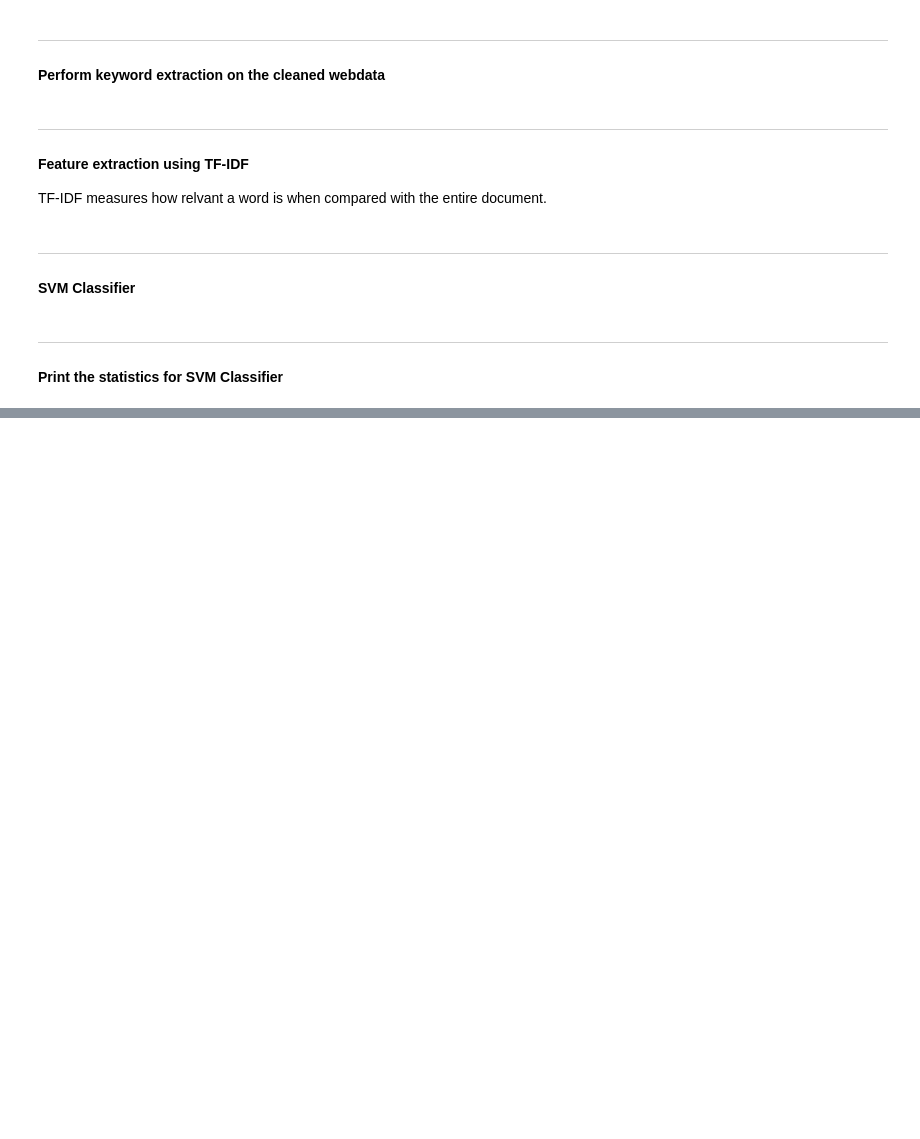
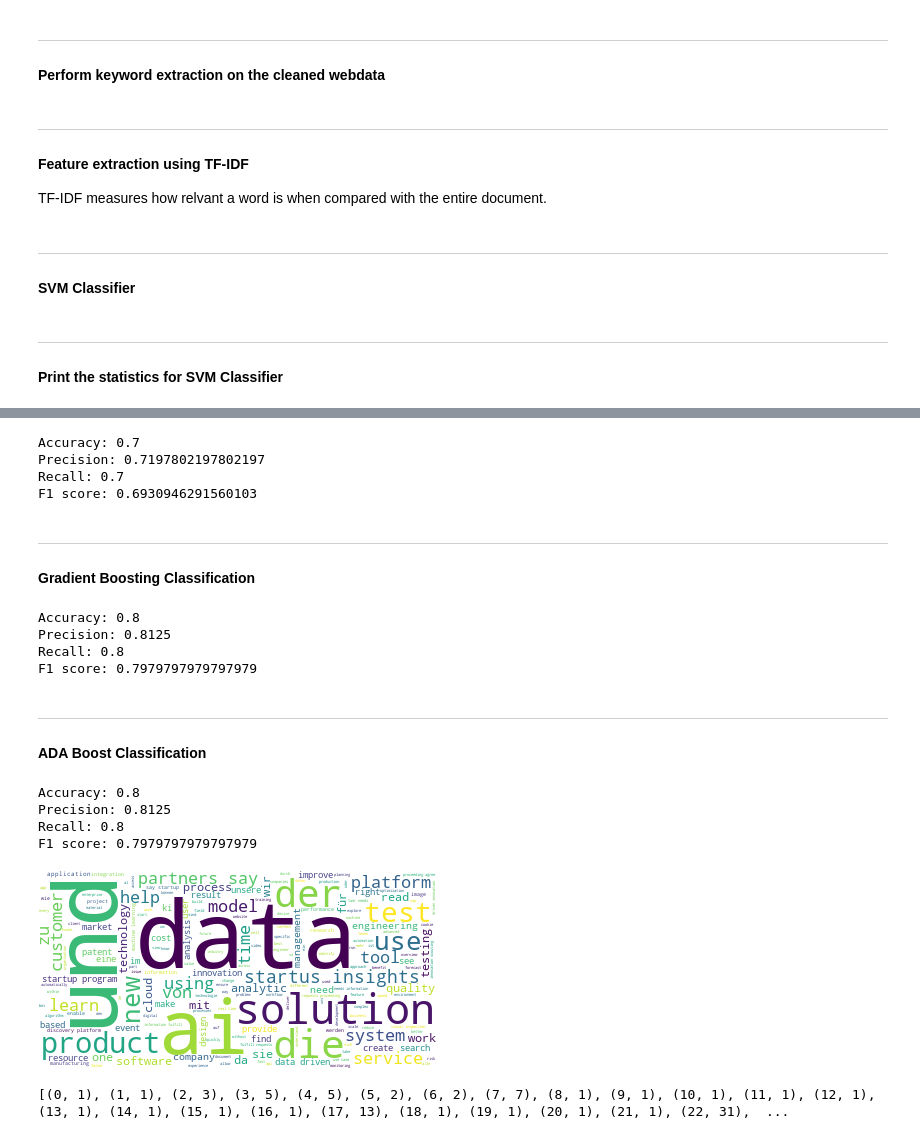
Before and after one commit to cbagwe/ai_portfolio, a Jupyter notebook: AI Marktplatz.ipynb, the cells around one changed output, grey strips where cells are left out. Cells and saved outputs as stored; diff of their text form; code cells hidden in the pictures; blank space fills up the shorter version.

```diff
--- a/AI Marktplatz.ipynb
+++ b/AI Marktplatz.ipynb
@@ -38,12 +73,14 @@ dataset = pd.read_excel('App and service store_Long List.xlsx', sheet_name='App
 #Change column names
 dataset.rename(columns = {'Relevance of service/app and fit to the portfolio':'Relevance'}, inplace = True)
 
+dataset = dataset[dataset.Relevance != "3- AI general"]
+
 #Change Relevance values
 dataset.Relevance.replace('1 - product engineering',1, inplace = True)
 dataset.Relevance.replace('2 - production',0, inplace = True)
-dataset.Relevance.replace('3- AI general',0, inplace = True)
+# dataset.Relevance.replace('3- AI general',0, inplace = True)
 dataset.Relevance.replace('4 - cross sectional processes',0, inplace = True)
 dataset.Relevance.replace('5 - not relevant',0, inplace = True)
 
-dataset["Relevance"]
+len(dataset)
 # %% [output]
@@ -84,7 +110,9 @@ stemmer = PorterStemmer()
 
 stop_words = stopwords.words("english")
 # Add custom stop words (frequently occuring but add no value)
-stop_words += ['about', 'us', 'contact', 'how','login', 'hello','email','home','blog','terms','conditions']
+stop_words += ['about', 'us', 'contact', 'how','login', 'hello','email','home','blog','terms','conditions',
+               'jobs','openings','careers','privacy','policy','legal','imprint','demo','support','team',
+              'conditions']
 # %% [markdown]
 ***
 #### 2) Clean Text Function
@@ -109,7 +137,8 @@ def clean_text(text):
 
     # perform stemming on each word
     words_filtered = [
-        stemmer.stem(word) for word in words_tokens_lower if word not in stop_words
+        #stemmer.stem(word)
+        word for word in words_tokens_lower if word not in stop_words
     ]
 
     text_clean = " ".join(words_filtered)
@@ -159,7 +188,8 @@ def get_cleaned_webdata(dataframe):
         URL = row["Link"]
         try:
             # access the URL
-            page = requests.get(URL)
+            headers = {'User-Agent': 'Mozilla/5.0 (Windows NT 6.1) AppleWebKit/537.36 (KHTML, like Gecko) Chrome/41.0.2228.0 Safari/537.36',}
+            page = requests.get(URL, headers = headers)
             # append the URL content to the list
             page_data.append(read_url_content(URL,page))
         except(ConnectionError, Exception):
@@ -244,0 +318,57 @@ F1 score: 0.8997493734335841
+# %%
+print_statistics(test_output,predicted)
+# %% [output]
+Accuracy: 0.7
+Precision: 0.7197802197802197
+Recall: 0.7
+F1 score: 0.6930946291560103
+# %% [markdown]
+***
+#### Gradient Boosting Classification
+# %%
+clf = GradientBoostingClassifier()
+clf.fit(train_input, train_output)
+pred = clf.predict(test_input)
+print_statistics(test_output,y_pred)
+# %% [output]
+Accuracy: 0.8
+Precision: 0.8125
+Recall: 0.8
+F1 score: 0.7979797979797979
+# %% [markdown]
+****
+#### ADA Boost Classification
+# %%
+clf = AdaBoostClassifier()
+clf.fit(train_input, train_output)
+pred = clf.predict(test_input)
+print_statistics(test_output,y_pred)
+# %% [output]
+Accuracy: 0.8
+Precision: 0.8125
+Recall: 0.8
+F1 score: 0.7979797979797979
+# %%
+# Join the different processed keywords together.
+long_string = ','.join(list(train_data['WebData'].values))
+# Create a WordCloud object
+wordcloud = WordCloud(background_color="white", max_words=5000, contour_width=3, contour_color='steelblue')
+# Generate a word cloud
+wordcloud.generate(long_string)
+# Visualize the word cloud
+wordcloud.to_image()
+# %% [output]
+[figure, added]
+# %%
+import gensim.corpora as corpora
+
+# Create Dictionary
+id2word = corpora.Dictionary([long_string.split()])
+# Create Corpus
+texts = [long_string.split()]
+# Term Document Frequency
+corpus = [id2word.doc2bow(text) for text in texts]
+# View
+print(corpus[:1][0][:30])
+# %% [output]
+[(0, 1), (1, 1), (2, 3), (3, 5), (4, 5), (5, 2), (6, 2), (7, 7), (8, 1), (9, 1), (10, 1), (11, 1), (12, 1), (13, 1), (14, 1), (15, 1), (16, 1), (17, 13), (18, 1), (19, 1), (20, 1), (21, 1), (22, 31),  ...
```
Also changed, not shown: parts of 21 cells of this notebook, 48 other files.
